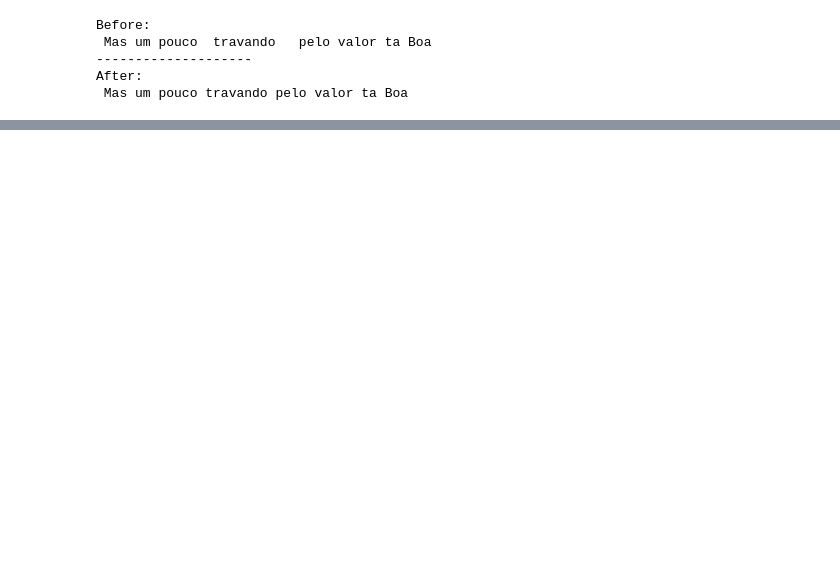
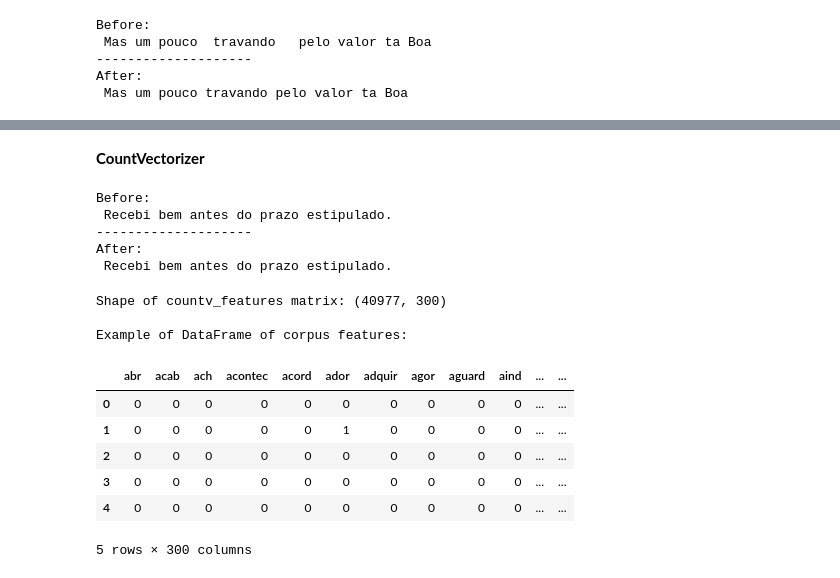
Before and after one commit to bahategar/Olist-ecommerce, a Jupyter notebook: Sentiment_analysis.ipynb, the cells around one changed output, grey strips where cells are left out. Drawn from its saved outputs; the diff is of its cells as text; code cells hidden in the pictures; blank space fills up the shorter version.

```diff
--- a/Sentiment_analysis.ipynb
+++ b/Sentiment_analysis.ipynb
@@ -401,0 +523,31 @@ After:
+# %%
+def extract_features_from_corpus(corpus, vectorizer, df=False):
+    """
+    Args
+    ------------
+    text: text to be transformed into a document-term matrix [type: string]
+    vectorizer: engine to be used in the transformation [type: object]
+    """
+
+    # Extracting features
+    corpus_features = vectorizer.fit_transform(corpus).toarray()
+    features_names = vectorizer.get_feature_names()
+
+    # Transforming into a dataframe to give interpetability to the process
+    df_corpus_features = None
+    if df:
+        df_corpus_features = pd.DataFrame(corpus_features, columns=features_names)
+
+    return corpus_features, df_corpus_features
+# %%
+def extract_features_from_corpus(corpus, vectorizer, df=False):
+    features = vectorizer.fit_transform(corpus)
+
+    if df:
+        feature_names = vectorizer.get_feature_names_out()
+        df_features = pd.DataFrame(features.toarray(), columns=feature_names)
+        return features, df_features
+    else:
+        return features
+# %% [markdown]
+**CountVectorizer**
@@ -401,0 +591,35 @@ After:
+# %%
+# Applying RegEx
+reviews_negation = re_negation(reviews_numbers)
+df_comments['re_negation'] = reviews_negation
+
+# Verifying results
+print("Before:\n", reviews_negation[0])
+print('--------------------')
+print("After:\n", reviews_numbers[0])
+# %% [output]
+Before:
+ Recebi bem antes do prazo estipulado.
+--------------------
+After:
+ Recebi bem antes do prazo estipulado.
+# %%
+# Creating an object for the CountVectorizer class
+count_vectorizer = CountVectorizer(max_features=300, min_df=7, max_df=0.8, stop_words=pt_stopwords)
+
+# Extracting features for the corpus
+countv_features, df_countv_features = extract_features_from_corpus(reviews_stemmer, count_vectorizer, df=True)
+print(f'Shape of countv_features matrix: {countv_features.shape}\n')
+print(f'Example of DataFrame of corpus features:')
+df_countv_features.head()
+# %% [output]
+Shape of countv_features matrix: (40977, 300)
+
+Example of DataFrame of corpus features:
+|  | abr | acab | ach | acontec | acord | ador | adquir | agor | aguard | aind | ... | ... |
+| 0 | 0 | 0 | 0 | 0 | 0 | 0 | 0 | 0 | 0 | 0 | ... | ... |
+| 1 | 0 | 0 | 0 | 0 | 0 | 1 | 0 | 0 | 0 | 0 | ... | ... |
+| 2 | 0 | 0 | 0 | 0 | 0 | 0 | 0 | 0 | 0 | 0 | ... | ... |
+| 3 | 0 | 0 | 0 | 0 | 0 | 0 | 0 | 0 | 0 | 0 | ... | ... |
+| 4 | 0 | 0 | 0 | 0 | 0 | 0 | 0 | 0 | 0 | 0 | ... | ... |
+5 rows × 300 columns
```
Also changed, not shown: parts of 27 cells of this notebook, 4 other files.
